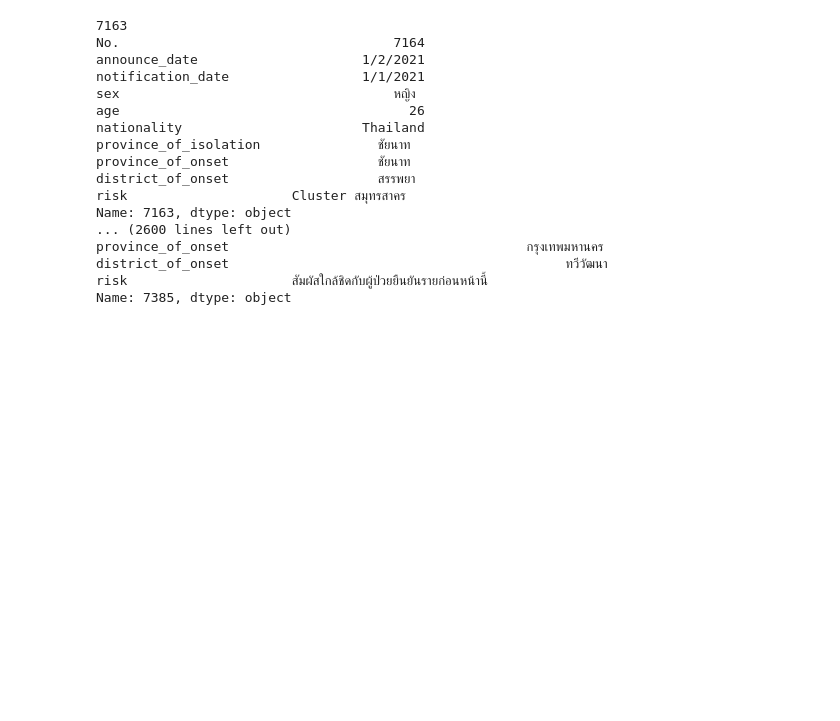
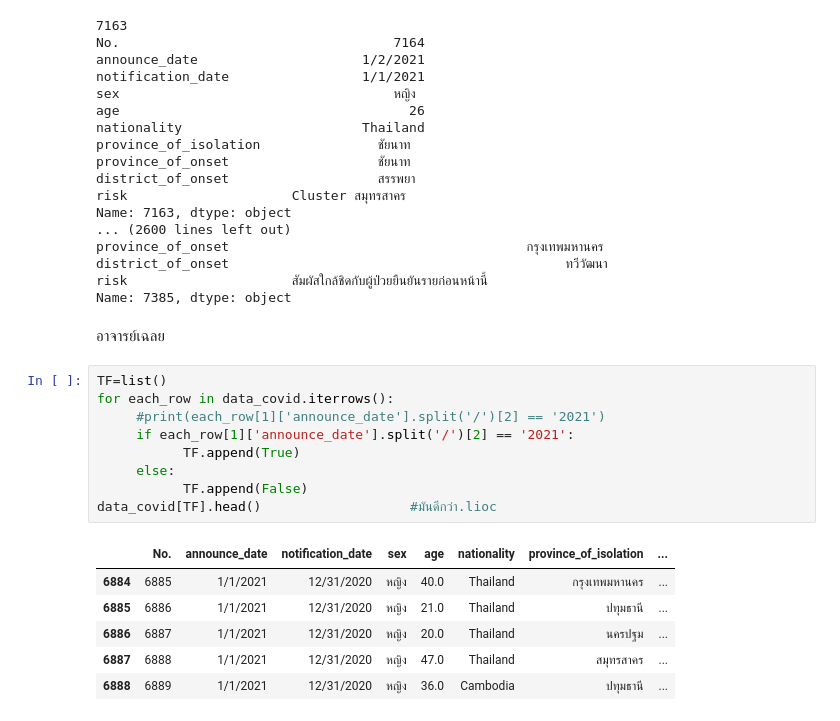
Before and after one commit to dinsor17/data_viz, a Jupyter notebook: Pandas_101.ipynb, the cells around one changed output. Cells and saved outputs as stored; diff of their text form; blank space fills up the shorter version.

```diff
--- a/Pandas_101.ipynb
+++ b/Pandas_101.ipynb
@@ -542,3 +542,21 @@ province_of_onset                                      กรุงเทพม
 district_of_onset                                           ทวีวัฒนา
 risk                     สัมผัสใกล้ชิดกับผู้ป่วยยืนยันรายก่อนหน้านี้
 Name: 7385, dtype: object
+# %% [markdown]
+อาจารย์เฉลย
+# %%
+TF=list()
+for each_row in data_covid.iterrows():
+     #print(each_row[1]['announce_date'].split('/')[2] == '2021')
+     if each_row[1]['announce_date'].split('/')[2] == '2021':
+           TF.append(True)
+     else:
+           TF.append(False)
+data_covid[TF].head()                   #มันดีกว่า.lioc
+# %% [output]
+|  | No. | announce_date | notification_date | sex | age | nationality | province_of_isolation | ... |
+| 6884 | 6885 | 1/1/2021 | 12/31/2020 | หญิง | 40.0 | Thailand | กรุงเทพมหานคร | ... |
+| 6885 | 6886 | 1/1/2021 | 12/31/2020 | หญิง | 21.0 | Thailand | ปทุมธานี | ... |
+| 6886 | 6887 | 1/1/2021 | 12/31/2020 | หญิง | 20.0 | Thailand | นครปฐม | ... |
+| 6887 | 6888 | 1/1/2021 | 12/31/2020 | หญิง | 47.0 | Thailand | สมุทรสาคร | ... |
+| 6888 | 6889 | 1/1/2021 | 12/31/2020 | หญิง | 36.0 | Cambodia | ปทุมธานี | ... |
```
Also changed, not shown: parts of 10 cells of this notebook.
